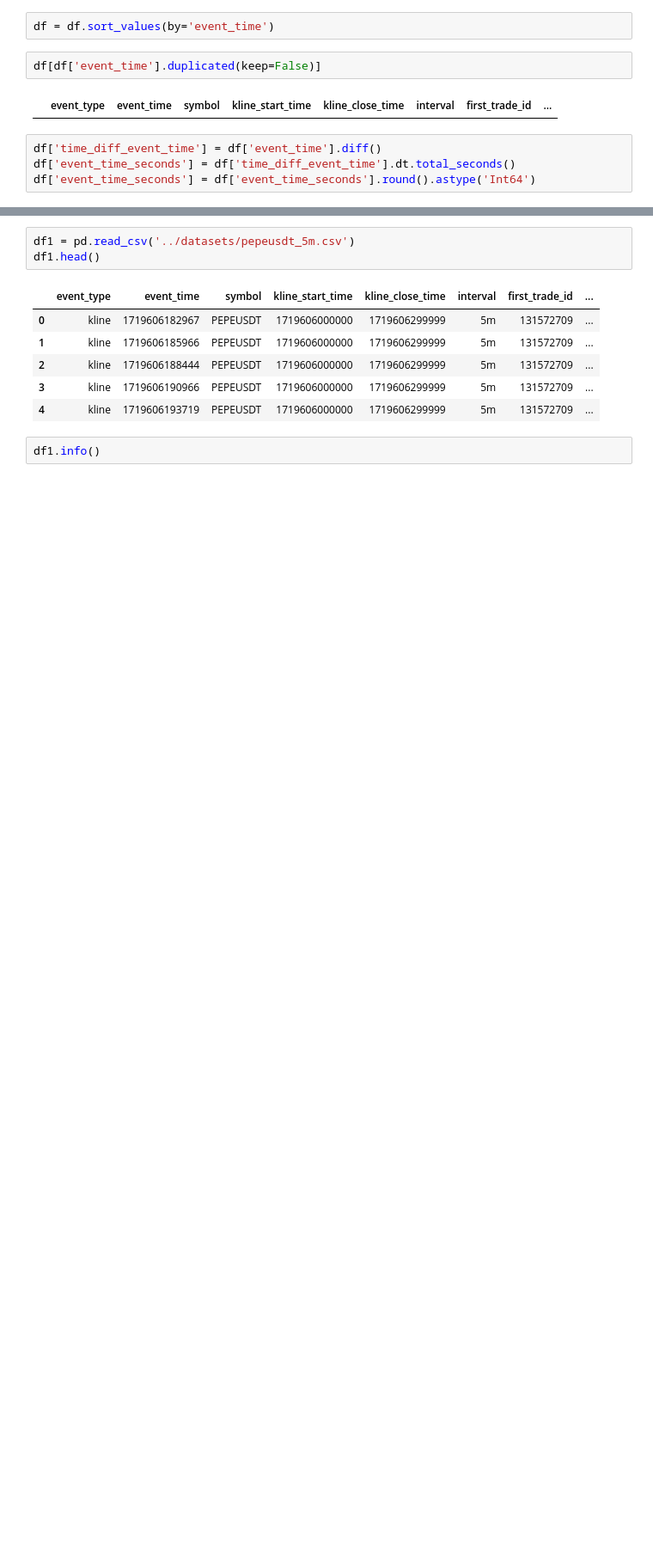
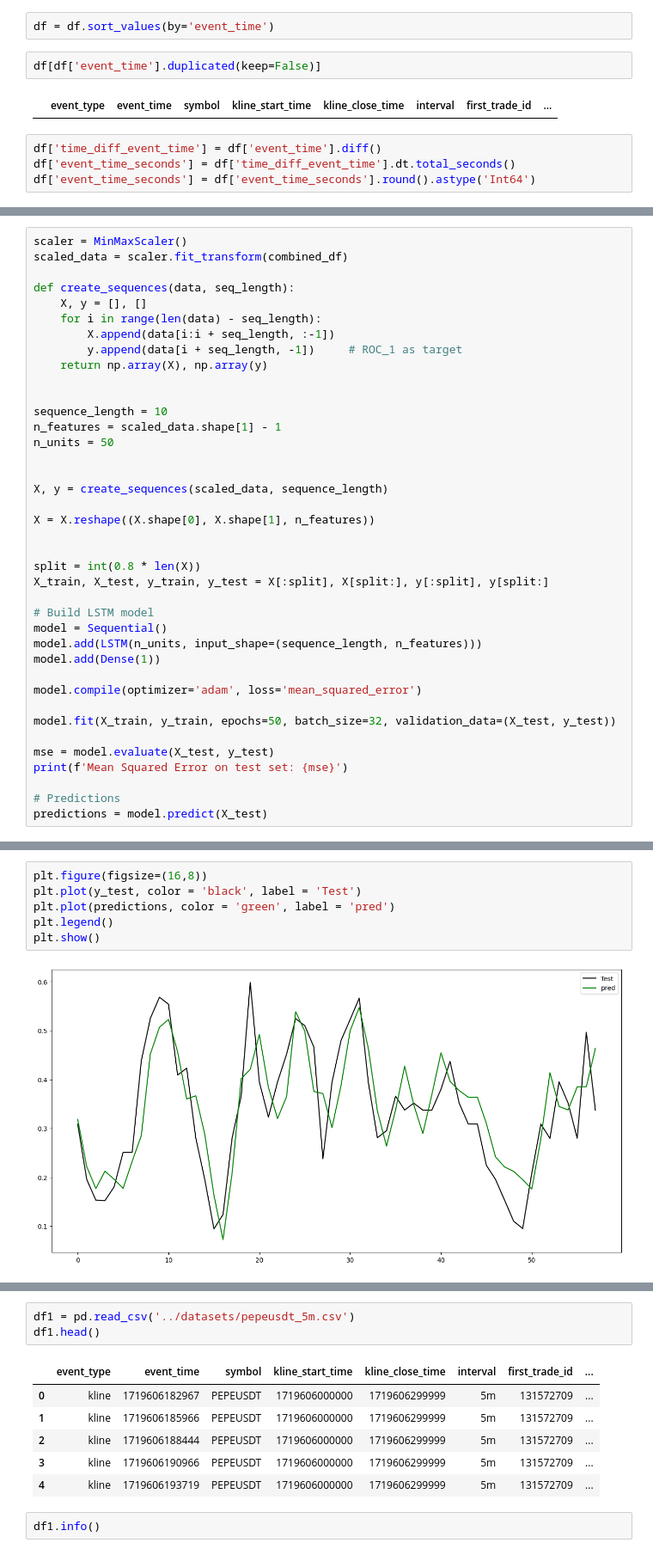
Before and after one commit to reha-hazir/real-time-trading-data-analysis, a Jupyter notebook: data_analytics/analysis/analysis.ipynb, the cells around one changed output, grey strips where cells are left out. Shown at 86% size. Cells and saved outputs as stored; diff of their text form; blank space fills up the shorter version.

```diff
--- a/data_analytics/analysis/analysis.ipynb
+++ b/data_analytics/analysis/analysis.ipynb
@@ -126,0 +200,39 @@ df.loc[51668:51670]
+# %%
+scaler = MinMaxScaler()
+scaled_data = scaler.fit_transform(combined_df)
+
+def create_sequences(data, seq_length):
+    X, y = [], []
+    for i in range(len(data) - seq_length):
+        X.append(data[i:i + seq_length, :-1])
+        y.append(data[i + seq_length, -1])     # ROC_1 as target
+    return np.array(X), np.array(y)
+
+
+sequence_length = 10
+n_features = scaled_data.shape[1] - 1
+n_units = 50
+
+
+X, y = create_sequences(scaled_data, sequence_length)
+
+X = X.reshape((X.shape[0], X.shape[1], n_features))
+
+
+split = int(0.8 * len(X))
+X_train, X_test, y_train, y_test = X[:split], X[split:], y[:split], y[split:]
+
+# Build LSTM model
+model = Sequential()
+model.add(LSTM(n_units, input_shape=(sequence_length, n_features)))
+model.add(Dense(1))
+
+model.compile(optimizer='adam', loss='mean_squared_error')
+
+model.fit(X_train, y_train, epochs=50, batch_size=32, validation_data=(X_test, y_test))
+
+mse = model.evaluate(X_test, y_test)
+print(f'Mean Squared Error on test set: {mse}')
+
+# Predictions
+predictions = model.predict(X_test)
@@ -126,0 +258,8 @@ df.loc[51668:51670]
+# %%
+plt.figure(figsize=(16,8))
+plt.plot(y_test, color = 'black', label = 'Test')
+plt.plot(predictions, color = 'green', label = 'pred')
+plt.legend()
+plt.show()
+# %% [output]
+[figure, added]
```
Also changed, not shown: parts of 14 cells of this notebook, 5 other files.
